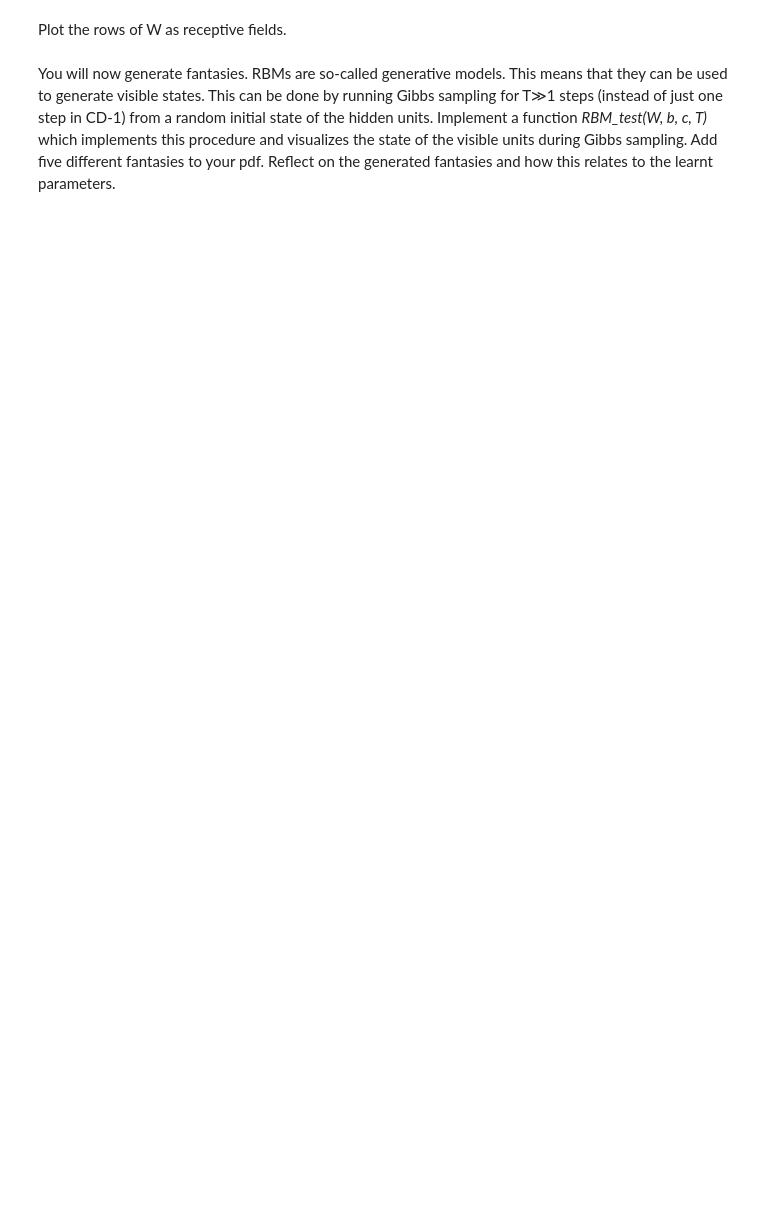
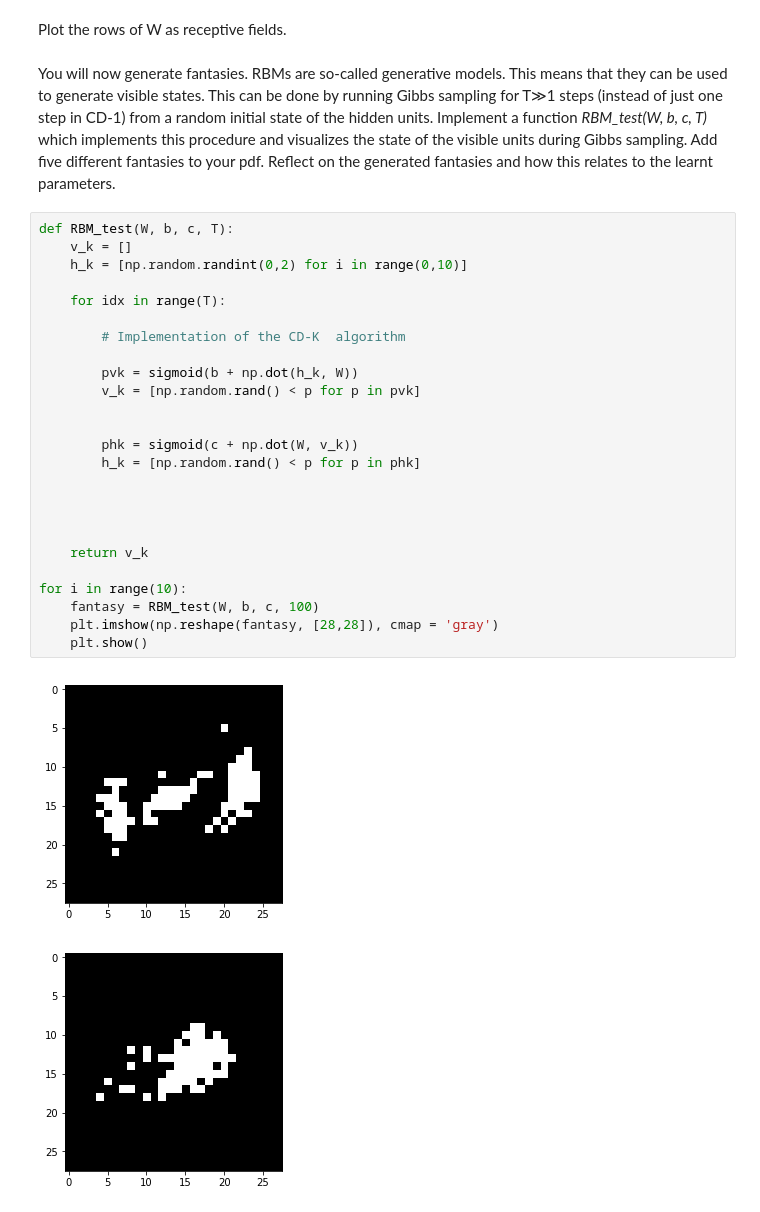
Before and after one commit to lisatostrams/NN-17, a Jupyter notebook: 10. Assignment.ipynb, the cells around one changed output. Saved outputs shown, nothing was run; the diff lists cells and outputs as text; blank space fills up the shorter version.

```diff
--- a/10. Assignment.ipynb
+++ b/10. Assignment.ipynb
@@ -103,3 +110,31 @@ for i in range(10):
 Plot the rows of W as receptive fields.
 # %% [markdown]
 You will now generate fantasies. RBMs are so-called generative models. This means that they can be used to generate visible states. This can be done by running Gibbs sampling for T≫1 steps (instead of just one step in CD-1) from a random initial state of the hidden units. Implement a function *RBM_test(W, b, c, T)* which implements this procedure and visualizes the state of the visible units during Gibbs sampling. Add five different fantasies to your pdf. Reflect on the generated fantasies and how this relates to the learnt parameters.
+# %%
+def RBM_test(W, b, c, T):
+    v_k = []
+    h_k = [np.random.randint(0,2) for i in range(0,10)]
+
+    for idx in range(T):
+
+        # Implementation of the CD-K  algorithm
+
+        pvk = sigmoid(b + np.dot(h_k, W))
+        v_k = [np.random.rand() < p for p in pvk]
+
+
+        phk = sigmoid(c + np.dot(W, v_k))
+        h_k = [np.random.rand() < p for p in phk]
+
+
+
+
+    return v_k
+
+for i in range(10):
+    fantasy = RBM_test(W, b, c, 100)
+    plt.imshow(np.reshape(fantasy, [28,28]), cmap = 'gray')
+    plt.show()
+# %% [output]
+[figure, added]
+[figure, added]
```
Also changed, not shown: parts of 3 cells of this notebook, 4 other files.
